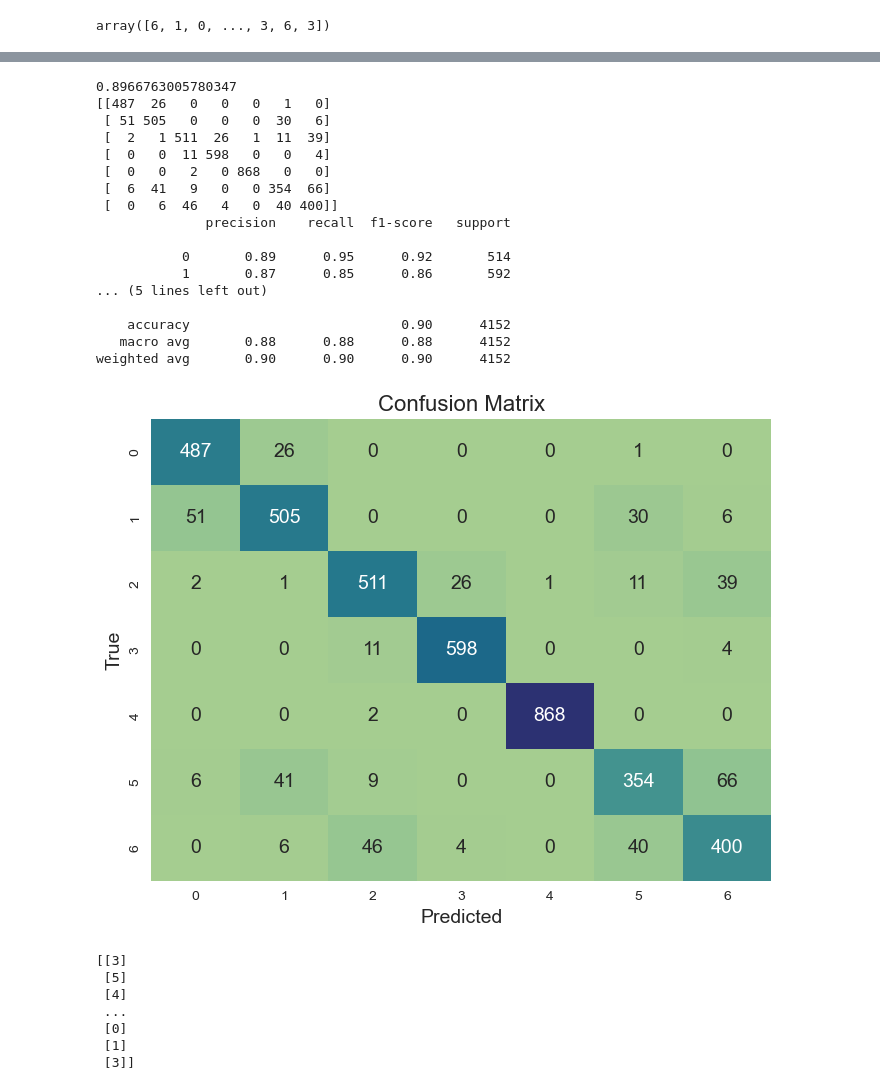
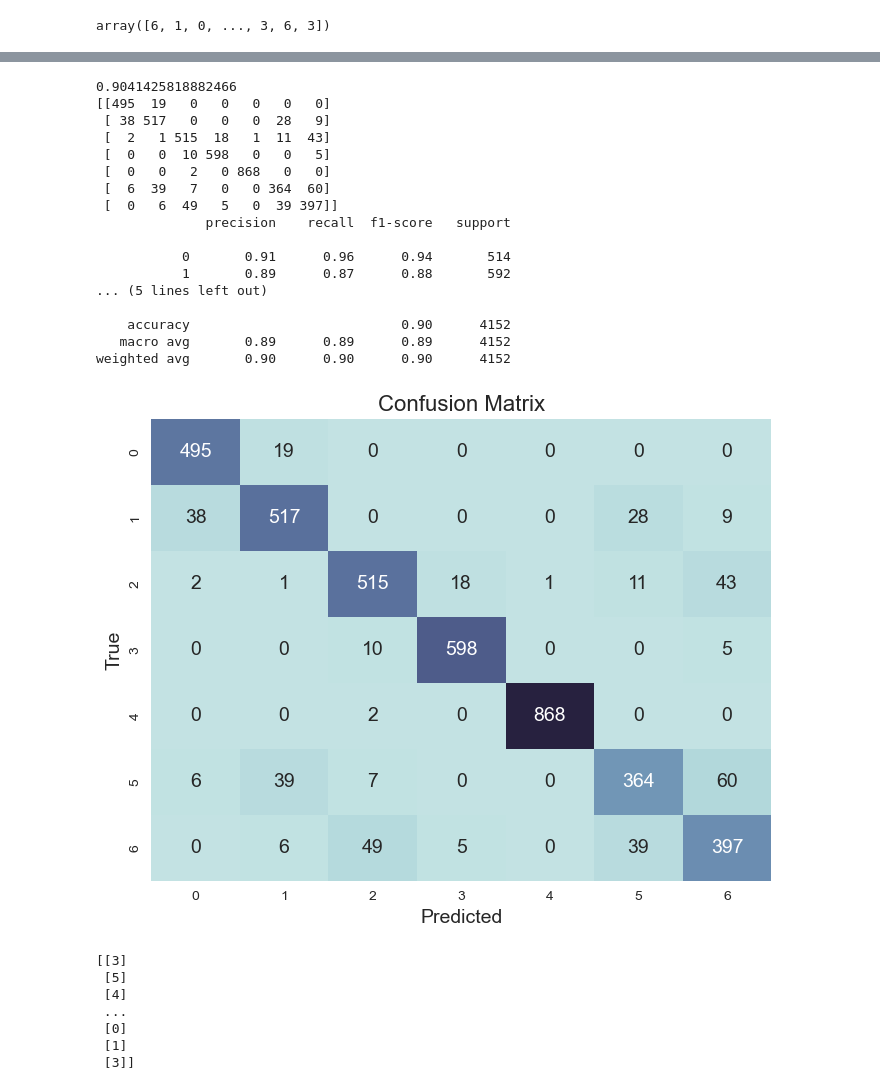
Before and after one commit to jonggu12/OBESITY_RISK, a Jupyter notebook: code/02_1. catboost.ipynb, the cells around one changed output, grey strips where cells are left out. Cells and saved outputs as stored; diff of their text form; code cells hidden in the pictures.

```diff
--- a/code/02_1. catboost.ipynb
+++ b/code/02_1. catboost.ipynb
@@ -513,4 +513,6 @@ train_Y
 array([6, 1, 0, ..., 3, 6, 3])
 # %%
 X_train, X_test, y_train, y_test = train_test_split(train_X, train_Y, test_size=0.2, random_state=1)
+# %%
+X_tr, X_val, y_tr, y_val = train_test_split(X_train, y_train, test_size = 0.1, random_state=1)
 # %%
@@ -562,4 +544,4 @@ KeyboardInterrupt:
 # %%
-model = CatBoostClassifier(iterations=500, depth=5, learning_rate=0.1, random_state=42, loss_function='MultiClass')
-model.fit(X_train, y_train)
+model = CatBoostClassifier(iterations=500, depth=5, learning_rate=0.1, loss_function='MultiClass')
+model.fit(X_tr, y_tr, eval_set=(X_val, y_val))
 # %% [output]
@@ -607,3 +565,0 @@ weighted avg       0.90      0.90      0.90      4152
-# %%
-model = CatBoostClassifier(iterations=1000, depth=10, learning_rate=0.008)
-model.fit(X_train, y_train)
@@ -629,38 +611,38 @@ model.fit(X_train, y_train)
 # %%
-val_predictions = model.predict_proba(X_test).argmax(axis=1)
-print(accuracy_score(y_test, val_predictions))
-print(confusion_matrix(y_test, val_predictions))
-print(classification_report(y_test, val_predictions))
+predictions = model.predict_proba(X_test).argmax(axis=1)
+print(accuracy_score(y_test, predictions))
+print(confusion_matrix(y_test, predictions))
+print(classification_report(y_test, predictions))
 
 plt.figure(figsize=(8, 6))
 sns.set_style("whitegrid", {"axes.edgecolor": ".6", "grid.color": ".6"})
 
-cmap = sns.color_palette("crest", as_cmap=True)
-heatmap = sns.heatmap(confusion_matrix(y_test, val_predictions), annot=True, fmt='d', cmap=cmap, annot_kws={'size': 14}, cbar=False)
+cmap = sns.color_palette("ch:start=.2,rot=-.3", as_cmap=True)
+heatmap = sns.heatmap(confusion_matrix(y_test, predictions), annot=True, fmt='d', cmap=cmap, annot_kws={'size': 14}, cbar=False)
 heatmap.set_title('Confusion Matrix', fontdict={'fontsize': 16})
 heatmap.set_xlabel('Predicted', fontdict={'fontsize': 14})
 heatmap.set_ylabel('True', fontdict={'fontsize': 14})
 
 plt.show()
 # %% [output]
-0.8966763005780347
-[[487  26   0   0   0   1   0]
- [ 51 505   0   0   0  30   6]
- [  2   1 511  26   1  11  39]
- [  0   0  11 598   0   0   4]
+0.9041425818882466
+[[495  19   0   0   0   0   0]
+ [ 38 517   0   0   0  28   9]
+ [  2   1 515  18   1  11  43]
+ [  0   0  10 598   0   0   5]
  [  0   0   2   0 868   0   0]
- [  6  41   9   0   0 354  66]
- [  0   6  46   4   0  40 400]]
+ [  6  39   7   0   0 364  60]
+ [  0   6  49   5   0  39 397]]
               precision    recall  f1-score   support
 
-           0       0.89      0.95      0.92       514
-           1       0.87      0.85      0.86       592
+           0       0.91      0.96      0.94       514
+           1       0.89      0.87      0.88       592
 ... (5 lines left out)
 
     accuracy                           0.90      4152
-   macro avg       0.88      0.88      0.88      4152
+   macro avg       0.89      0.89      0.89      4152
 weighted avg       0.90      0.90      0.90      4152
-[figure, old version]
+[figure, new version]
 # %%
 y_pred = model.predict(test_X)
 print(y_pred)
```
Also changed, not shown: parts of 9 cells of this notebook, 36 other files.
